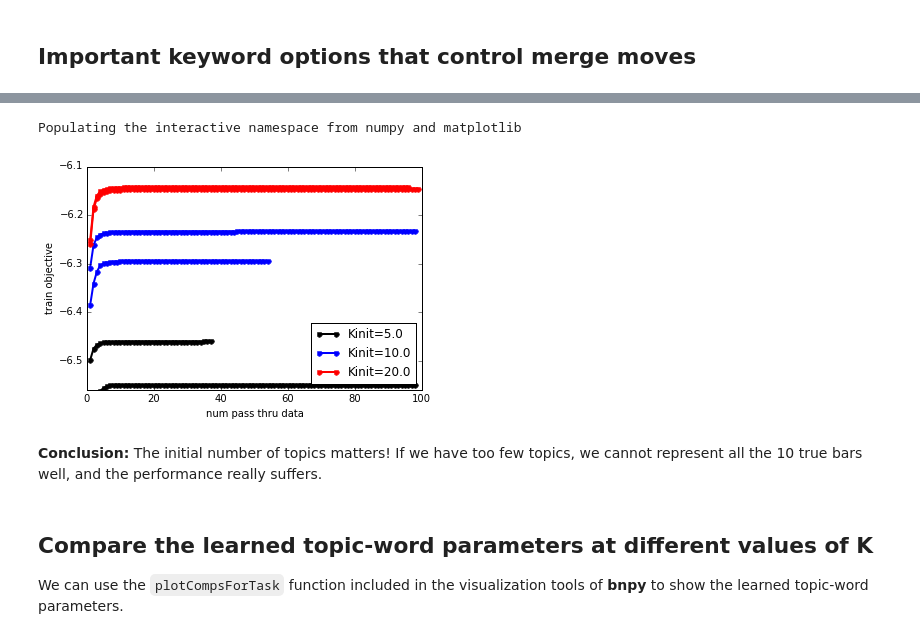
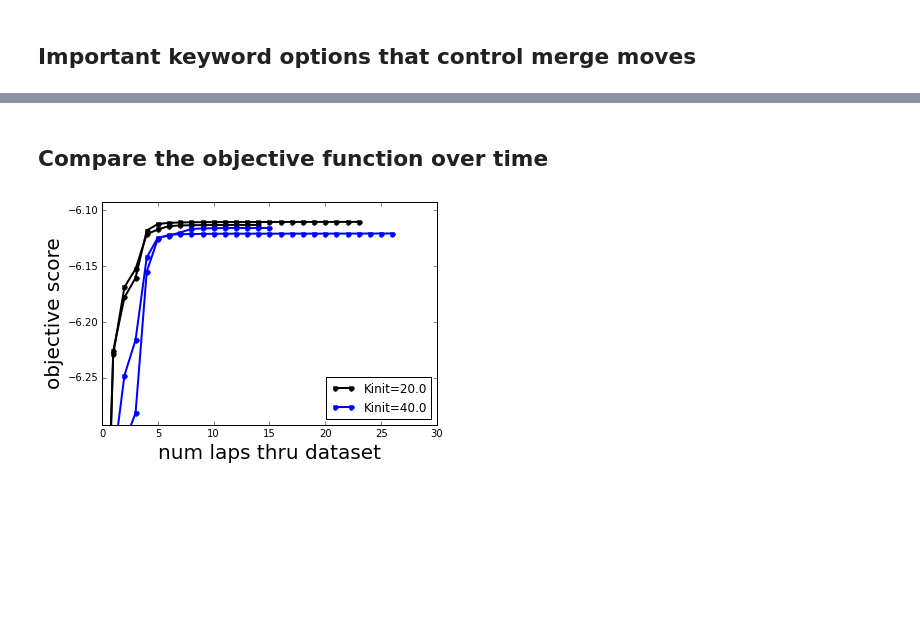
Before and after one commit to co2meal/-bnpy-dev, a Jupyter notebook: demos/BarsToyData-HDPTopicModel-VariationalWithMergeDelete.ipynb, the cells around one changed output, grey strips where cells are left out. Cells and saved outputs as stored; diff of their text form; code cells hidden in the pictures; blank space fills up the shorter version.

```diff
--- a/demos/BarsToyData-HDPTopicModel-VariationalWithMergeDelete.ipynb
+++ b/demos/BarsToyData-HDPTopicModel-VariationalWithMergeDelete.ipynb
@@ -191,15 +202,9 @@ Here, we plot the log evidence (sometimes called the evidence lower bound or ELB
-# %%
-from matplotlib import pylab
-%pylab inline
-
-bnpy.viz.PlotELBO.plotJobsThatMatchKeywords('BarsK10V900/demobarsVB-*');
-pylab.legend(loc='lower right');
-# %% [output]
-Populating the interactive namespace from numpy and matplotlib
-[figure, removed]
-# %% [markdown]
-**Conclusion:** The initial number of topics matters! If we have too few topics, we cannot represent all the 10 true bars well, and the performance really suffers.
-# %% [markdown]
-## Compare the learned topic-word parameters at different values of K
-
-We can use the `plotCompsForTask` function included in the visualization tools of **bnpy** to show the learned topic-word parameters.
+# %% [markdown]
+## Compare the objective function over time
+# %%
+bnpy.viz.PlotELBO.plotJobsThatMatchKeywords('BarsK10V900/demomergedelete-*');
+pylab.ylabel('objective score', fontsize=20);
+pylab.xlabel('num laps thru dataset', fontsize=20);
+pylab.legend(loc='lower right');
+# %% [output]
+[figure, added]
```
Also changed, not shown: parts of 21 cells of this notebook, 19 other files.
